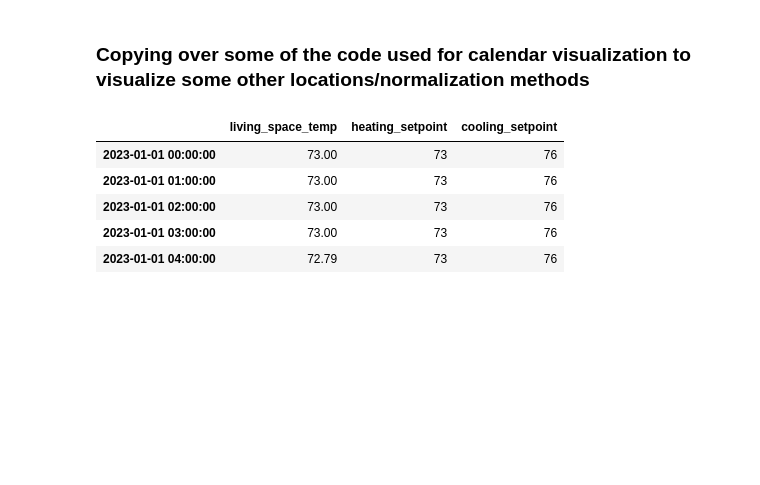
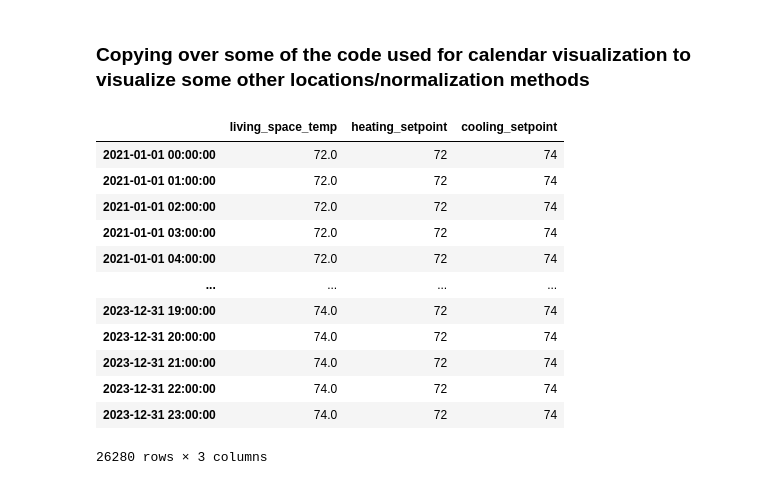
Before and after one commit to alchemicHen/hvac-viz, a Jupyter notebook: alt_calendar_viz.ipynb, the cells around one changed output. Cells and saved outputs as stored; diff of their text form; code cells hidden in the pictures; blank space fills up the shorter version.

```diff
--- a/alt_calendar_viz.ipynb
+++ b/alt_calendar_viz.ipynb
@@ -18,31 +18,42 @@ def clean_units(df):
 
     return df, units_list
 # %%
-# Importing NY Dataset
-atx_df = pd.read_csv('BEopt Viz\\ny_undersized_timeseries.csv')
-atx_df, units = clean_units(atx_df)
-assert atx_df.shape[0] == 365*24 #asserting that each row is one hour our of the year
+# Importing and combining all datasets to get three yearly subplots
+atx_45t25b_df = pd.read_csv('BEopt Viz\\atx_45t25b.csv')
+atx_3t15b_df = pd.read_csv('BEopt Viz\\atx_3t15b.csv')
+atx_15t10b_df = pd.read_csv('BEopt Viz\\atx_15t10b.csv')
+atx_45t25b_df, units = clean_units(atx_45t25b_df)
+atx_3t15b_df, units = clean_units(atx_3t15b_df)
+atx_15t10b_df, units = clean_units(atx_15t10b_df)
+
+atx_df = pd.concat([atx_45t25b_df, atx_3t15b_df, atx_15t10b_df])
 
 # Slicing out only wanted columns and labels and changing to datetime
 full_labels_list = atx_df.columns.tolist()
 
 living_space_columns = ['My Design - Temperature| Living Space', 'My Design - Temperature| Heating Setpoint', 'My Design - Temperature| Cooling Setpoint']
 short_labels = ['living_space_temp', 'heating_setpoint', 'cooling_setpoint'] #temps in F
 # Creating date range
-date_range = pd.date_range(start="2023-01-01", end="2024-01-01", freq="1H", inclusive="left")
+date_range = pd.date_range(start="2021-01-01", end="2024-01-01", freq="1H", inclusive="left")
 
 living_df = (atx_df[living_space_columns].set_axis(short_labels, axis=1) # slicing and renaming columns
                                          .set_index(date_range))         # changing to hourly index
 
-assert living_df.shape[0] == 365*24
-living_df.head()
+living_df
 # %% [output]
 |  | living_space_temp | heating_setpoint | cooling_setpoint |
-| 2023-01-01 00:00:00 | 73.00 | 73 | 76 |
-| 2023-01-01 01:00:00 | 73.00 | 73 | 76 |
-| 2023-01-01 02:00:00 | 73.00 | 73 | 76 |
-| 2023-01-01 03:00:00 | 73.00 | 73 | 76 |
-| 2023-01-01 04:00:00 | 72.79 | 73 | 76 |
+| 2021-01-01 00:00:00 | 72.0 | 72 | 74 |
+| 2021-01-01 01:00:00 | 72.0 | 72 | 74 |
+| 2021-01-01 02:00:00 | 72.0 | 72 | 74 |
+| 2021-01-01 03:00:00 | 72.0 | 72 | 74 |
+| 2021-01-01 04:00:00 | 72.0 | 72 | 74 |
+| ... | ... | ... | ... |
+| 2023-12-31 19:00:00 | 74.0 | 72 | 74 |
+| 2023-12-31 20:00:00 | 74.0 | 72 | 74 |
+| 2023-12-31 21:00:00 | 74.0 | 72 | 74 |
+| 2023-12-31 22:00:00 | 74.0 | 72 | 74 |
+| 2023-12-31 23:00:00 | 74.0 | 72 | 74 |
+26280 rows × 3 columns
 # %%
 # Adding columns: deviation over/under the heating/cooling setpoint
 
```
Also changed, not shown: parts of 6 cells of this notebook, 49 other files.
